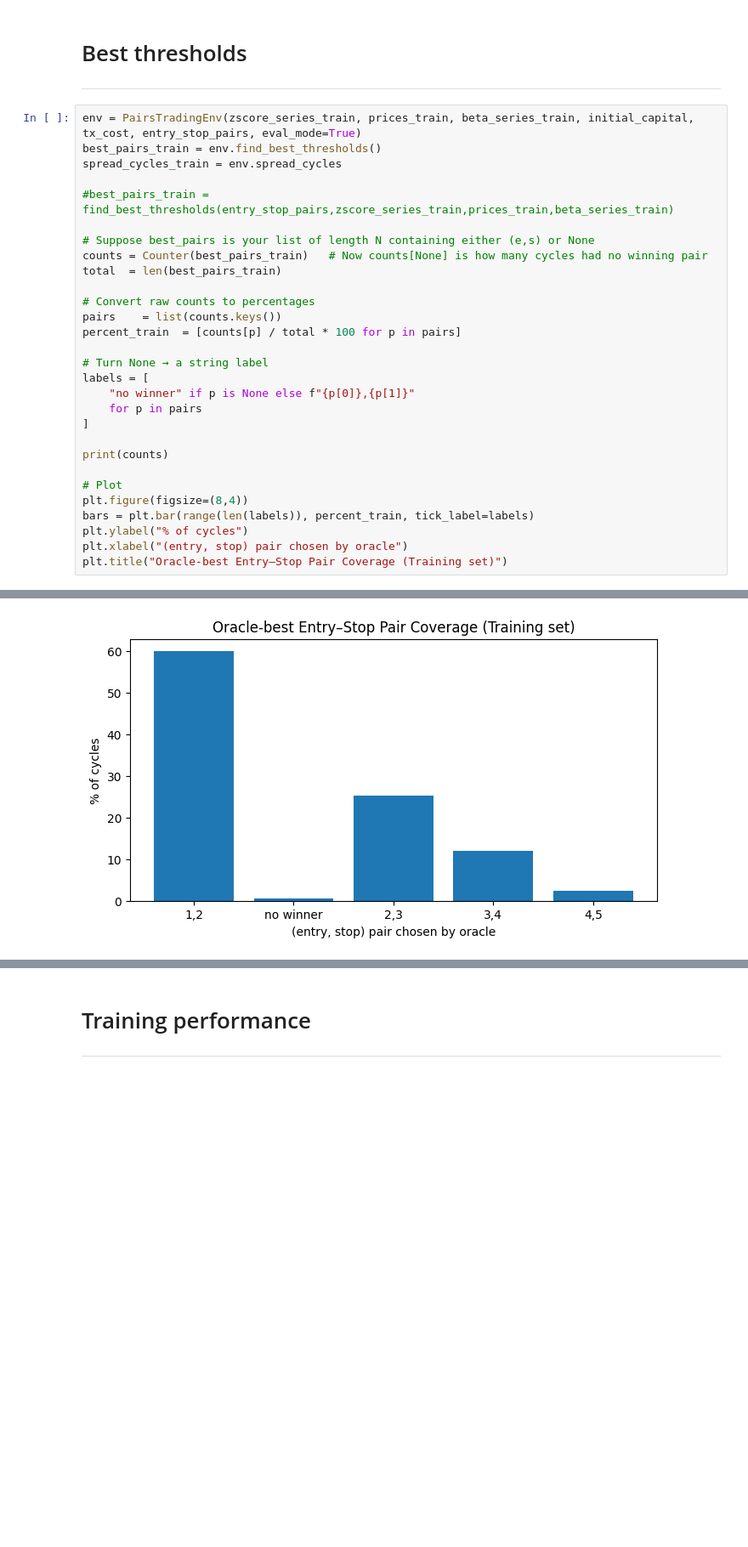
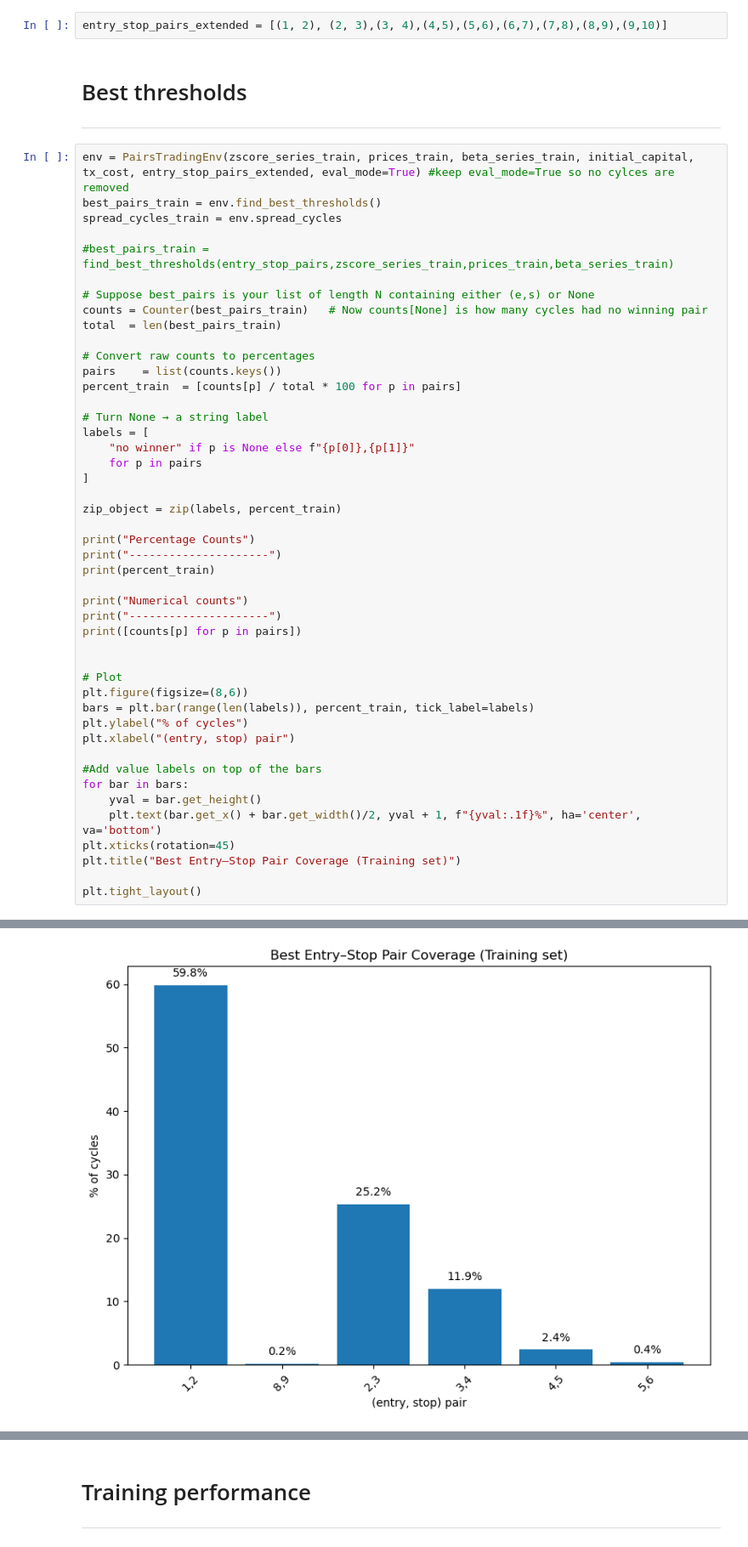
Before and after one commit to alexandrosdp/PairsTrading, a Jupyter notebook: deep_q_learning_improved.ipynb, the cells around one changed output, grey strips where cells are left out. Shown: that part at 85% size. Drawn from its saved outputs; the diff is of its cells as text; blank space fills up the shorter version.

```diff
--- a/deep_q_learning_improved.ipynb
+++ b/deep_q_learning_improved.ipynb
@@ -343,8 +376,10 @@ Epoch 500 | AvgReward: 0.41 | Epsilon: 0.082
+# %%
+entry_stop_pairs_extended = [(1, 2), (2, 3),(3, 4),(4,5),(5,6),(6,7),(7,8),(8,9),(9,10)]
 # %% [markdown]
 # Best thresholds
 ---
 # %%
-env = PairsTradingEnv(zscore_series_train, prices_train, beta_series_train, initial_capital, tx_cost, entry_stop_pairs, eval_mode=True)
+env = PairsTradingEnv(zscore_series_train, prices_train, beta_series_train, initial_capital, tx_cost, entry_stop_pairs_extended, eval_mode=True) #keep eval_mode=True so no cylces are removed
 best_pairs_train = env.find_best_thresholds()
 spread_cycles_train = env.spread_cycles
 
@@ -364,12 +399,29 @@ labels = [
     for p in pairs
 ]
 
-print(counts)
+zip_object = zip(labels, percent_train)
+
+print("Percentage Counts")
+print("---------------------")
+print(percent_train)
+
+print("Numerical counts")
+print("---------------------")
+print([counts[p] for p in pairs])
+
 
 # Plot
-plt.figure(figsize=(8,4))
+plt.figure(figsize=(8,6))
 bars = plt.bar(range(len(labels)), percent_train, tick_label=labels)
 plt.ylabel("% of cycles")
-plt.xlabel("(entry, stop) pair chosen by oracle")
-plt.title("Oracle‐best Entry–Stop Pair Coverage (Training set)")
+plt.xlabel("(entry, stop) pair")
+
+#Add value labels on top of the bars
+for bar in bars:
+    yval = bar.get_height()
+    plt.text(bar.get_x() + bar.get_width()/2, yval + 1, f"{yval:.1f}%", ha='center', va='bottom')
+plt.xticks(rotation=45)
+plt.title("Best Entry–Stop Pair Coverage (Training set)")
+
+plt.tight_layout()
 # %% [output]
@@ -378 +434 @@ Text(0.5, 1.0, 'Oracle‐best Entry–Stop Pair Coverage (Training set)')
-[figure, old version]
+[figure, new version]
```
Also changed, not shown: parts of 22 cells of this notebook, 3 other files.
